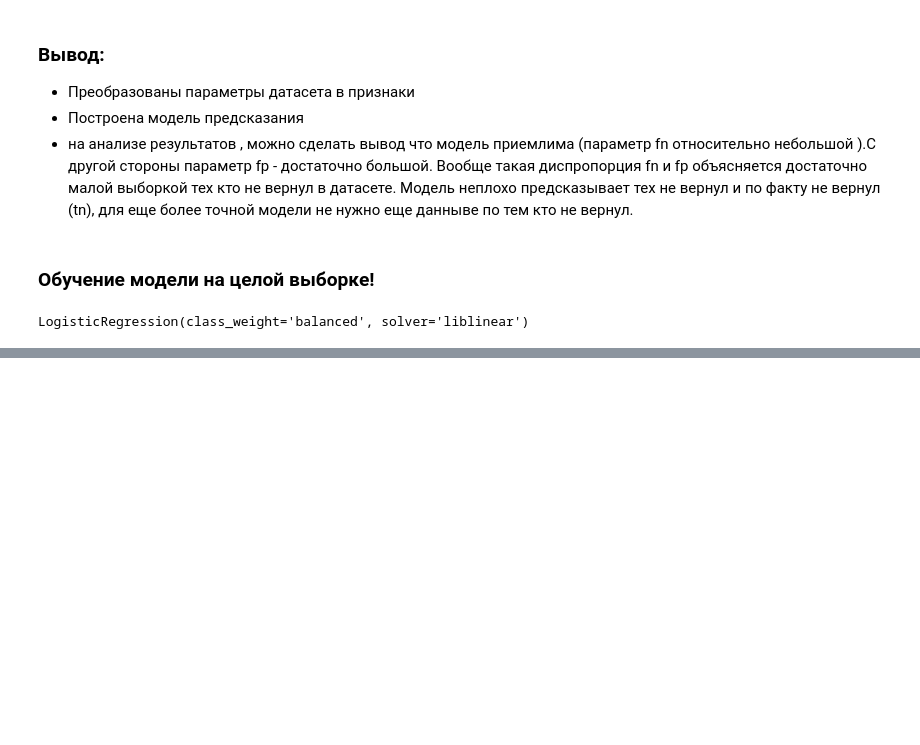
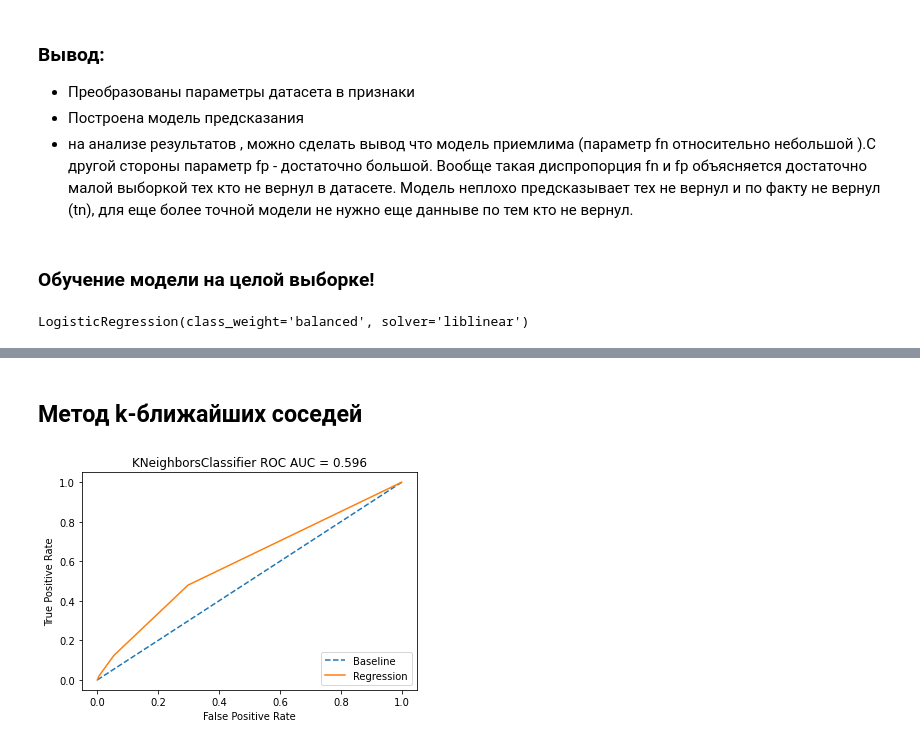
Before and after one commit to daimond025/skillFactory, a Jupyter notebook: module_5/index.ipynb, the cells around one changed output, grey strips where cells are left out. Drawn from its saved outputs; the diff is of its cells as text; code cells hidden in the pictures; blank space fills up the shorter version.

```diff
--- a/module_5/index.ipynb
+++ b/module_5/index.ipynb
@@ -614,2 +610,26 @@ display(submission.sample(10))
 # %%
 submission.to_csv('submission.csv', index=False)
+# %% [markdown]
+##  Метод k-ближайших соседей
+# %%
+# Другая модель
+from sklearn.neighbors import KNeighborsClassifier
+model = KNeighborsClassifier(n_neighbors=3)
+model.fit(X_train, y_train)
+
+probs_ = model.predict(X_test)
+pred_probs = model.predict_proba(X_test)
+
+fpr, tpr, threshold = roc_curve(y_test, pred_probs[:,1])
+roc_auc = roc_auc_score(y_test, pred_probs[:,1])
+
+plt.figure()
+plt.plot([0, 1], label='Baseline', linestyle='--')
+plt.plot(fpr, tpr, label = 'Regression')
+plt.title('KNeighborsClassifier ROC AUC = %0.3f' % roc_auc)
+plt.ylabel('True Positive Rate')
+plt.xlabel('False Positive Rate')
+plt.legend(loc = 'lower right')
+plt.show()
+# %% [output]
+[figure, added]
```
Also changed, not shown: parts of 13 cells of this notebook, 8 other files.
